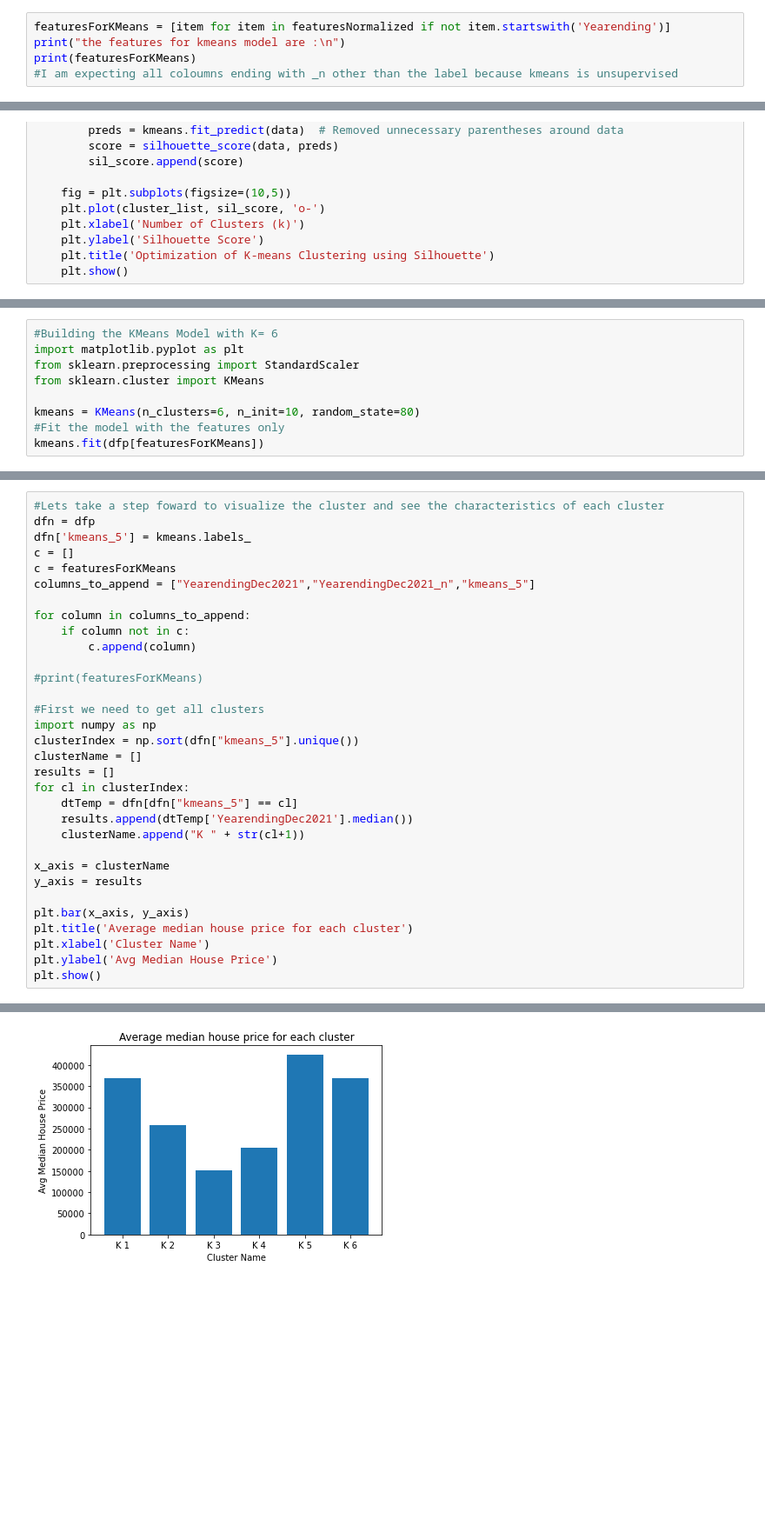
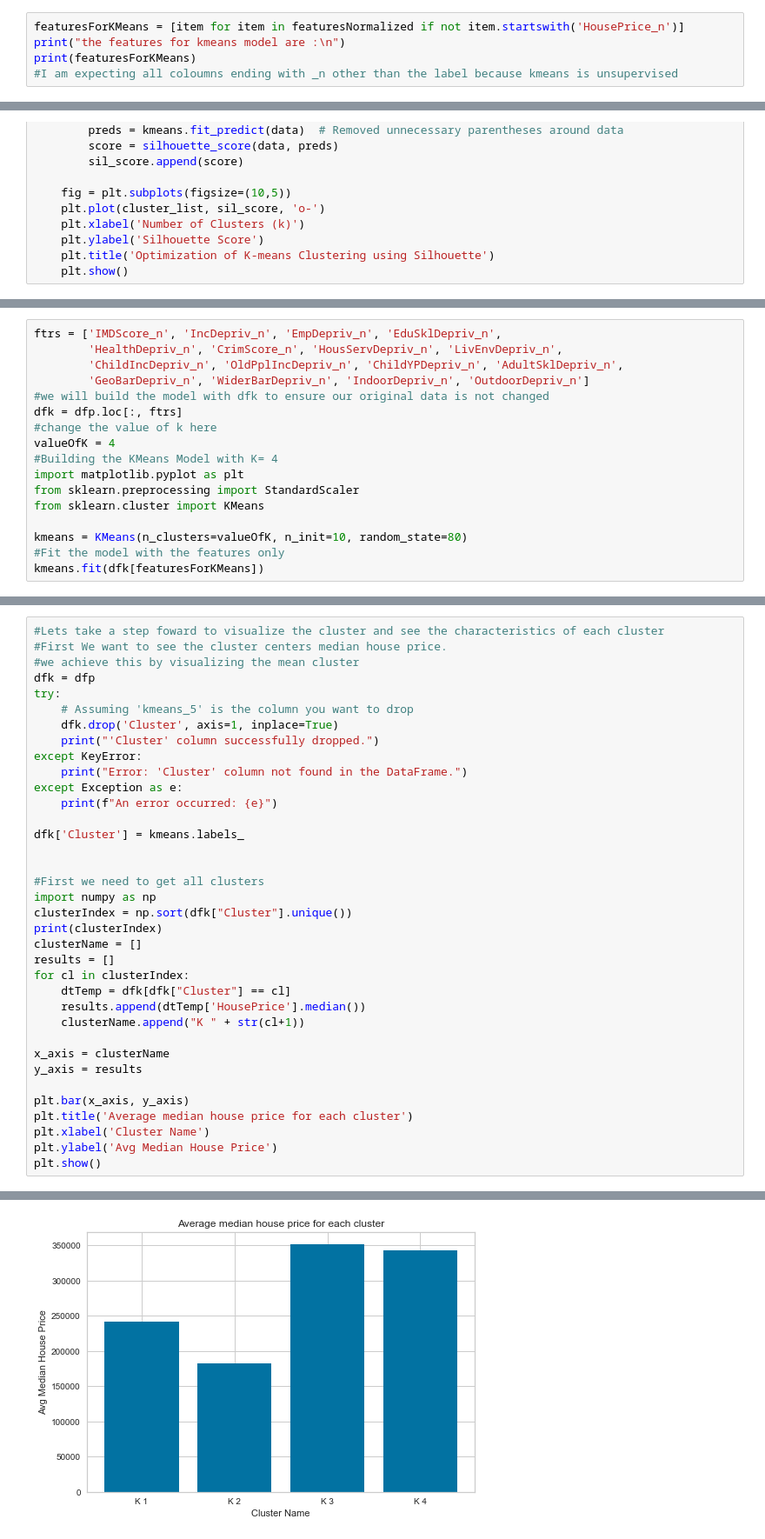
Before and after one commit to MasterOfLogic1/HousePricePrediction_Uk, a Jupyter notebook: HPP_Kmeans_Evaluation.ipynb, the cells around one changed output, grey strips where cells are left out. Shown at 87% size. Saved outputs shown, nothing was run; the diff lists cells and outputs as text; blank space fills up the shorter version.

```diff
--- a/HPP_Kmeans_Evaluation.ipynb
+++ b/HPP_Kmeans_Evaluation.ipynb
@@ -24,5 +56,5 @@ finished preprocessing.....
 # %%
-featuresForKMeans = [item for item in featuresNormalized if not item.startswith('Yearending')]
+featuresForKMeans = [item for item in featuresNormalized if not item.startswith('HousePrice_n')]
 print("the features for kmeans model are :\n")
 print(featuresForKMeans)
 #I am expecting all coloumns ending with _n other than the label because kmeans is unsupervised
@@ -214,10 +246,18 @@ plt.show()
 # %%
-#Building the KMeans Model with K= 6
+ftrs = ['IMDScore_n', 'IncDepriv_n', 'EmpDepriv_n', 'EduSklDepriv_n',
+        'HealthDepriv_n', 'CrimScore_n', 'HousServDepriv_n', 'LivEnvDepriv_n',
+        'ChildIncDepriv_n', 'OldPplIncDepriv_n', 'ChildYPDepriv_n', 'AdultSklDepriv_n',
+        'GeoBarDepriv_n', 'WiderBarDepriv_n', 'IndoorDepriv_n', 'OutdoorDepriv_n']
+#we will build the model with dfk to ensure our original data is not changed
+dfk = dfp.loc[:, ftrs]
+#change the value of k here
+valueOfK = 4
+#Building the KMeans Model with K= 4
 import matplotlib.pyplot as plt
 from sklearn.preprocessing import StandardScaler
 from sklearn.cluster import KMeans
 
-kmeans = KMeans(n_clusters=6, n_init=10, random_state=80)
+kmeans = KMeans(n_clusters=valueOfK, n_init=10, random_state=80)
 #Fit the model with the features only
-kmeans.fit(dfp[featuresForKMeans])
+kmeans.fit(dfk[featuresForKMeans])
 # %% [output]
@@ -225,25 +274,29 @@ KMeans(n_clusters=6, random_state=80)
 # %%
 #Lets take a step foward to visualize the cluster and see the characteristics of each cluster
-dfn = dfp
-dfn['kmeans_5'] = kmeans.labels_
-c = []
-c = featuresForKMeans
-columns_to_append = ["YearendingDec2021","YearendingDec2021_n","kmeans_5"]
+#First We want to see the cluster centers median house price.
+#we achieve this by visualizing the mean cluster
+dfk = dfp
+try:
+    # Assuming 'kmeans_5' is the column you want to drop
+    dfk.drop('Cluster', axis=1, inplace=True)
+    print("'Cluster' column successfully dropped.")
+except KeyError:
+    print("Error: 'Cluster' column not found in the DataFrame.")
+except Exception as e:
+    print(f"An error occurred: {e}")
 
-for column in columns_to_append:
-    if column not in c:
-        c.append(column)
+dfk['Cluster'] = kmeans.labels_
 
-#print(featuresForKMeans)
 
 #First we need to get all clusters
 import numpy as np
-clusterIndex = np.sort(dfn["kmeans_5"].unique())
+clusterIndex = np.sort(dfk["Cluster"].unique())
+print(clusterIndex)
 clusterName = []
 results = []
 for cl in clusterIndex:
-    dtTemp = dfn[dfn["kmeans_5"] == cl]
-    results.append(dtTemp['YearendingDec2021'].median())
+    dtTemp = dfk[dfk["Cluster"] == cl]
+    results.append(dtTemp['HousePrice'].median())
     clusterName.append("K " + str(cl+1))
 
 x_axis = clusterName
@@ -258,2 +313,2 @@ plt.show()
-[figure, old version]
+[figure, new version]
 # %%
```
Also changed, not shown: parts of 23 cells of this notebook, 2 other files.
